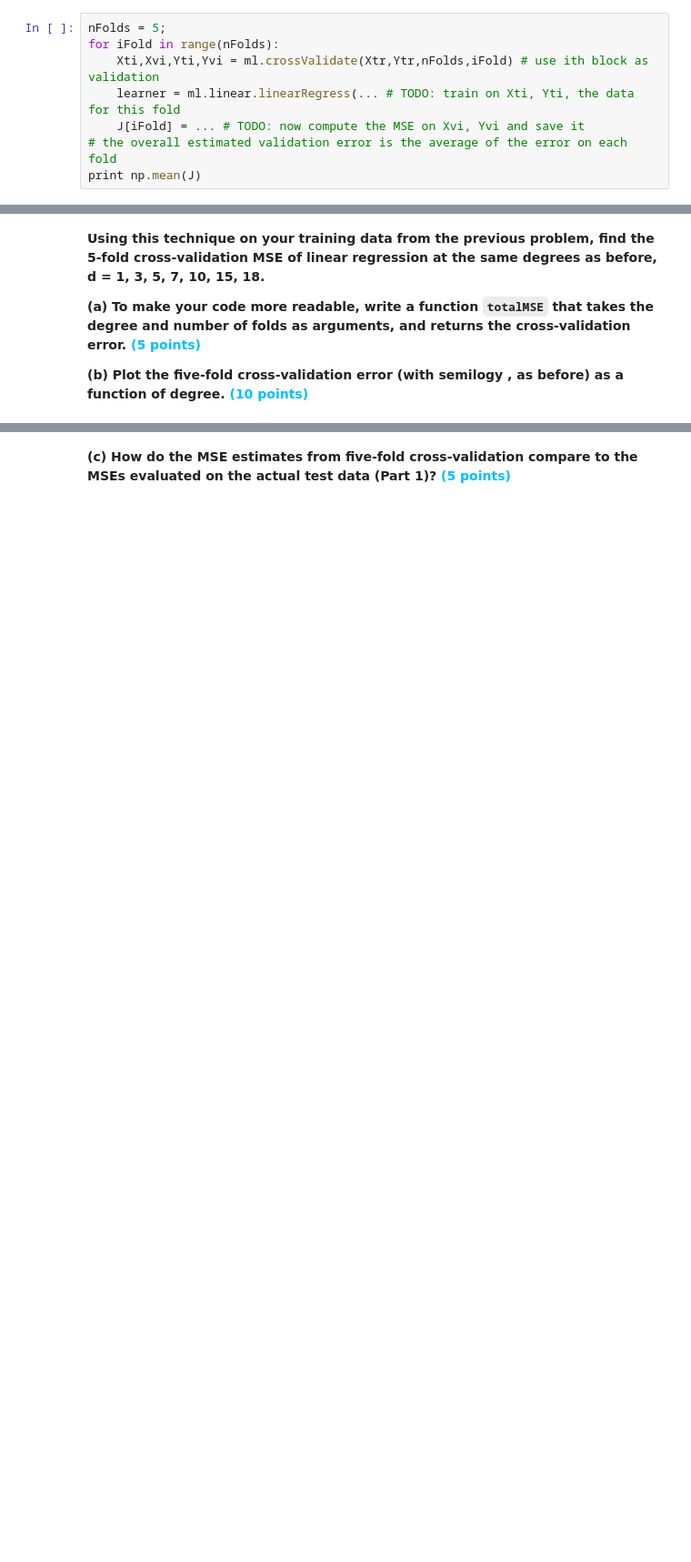
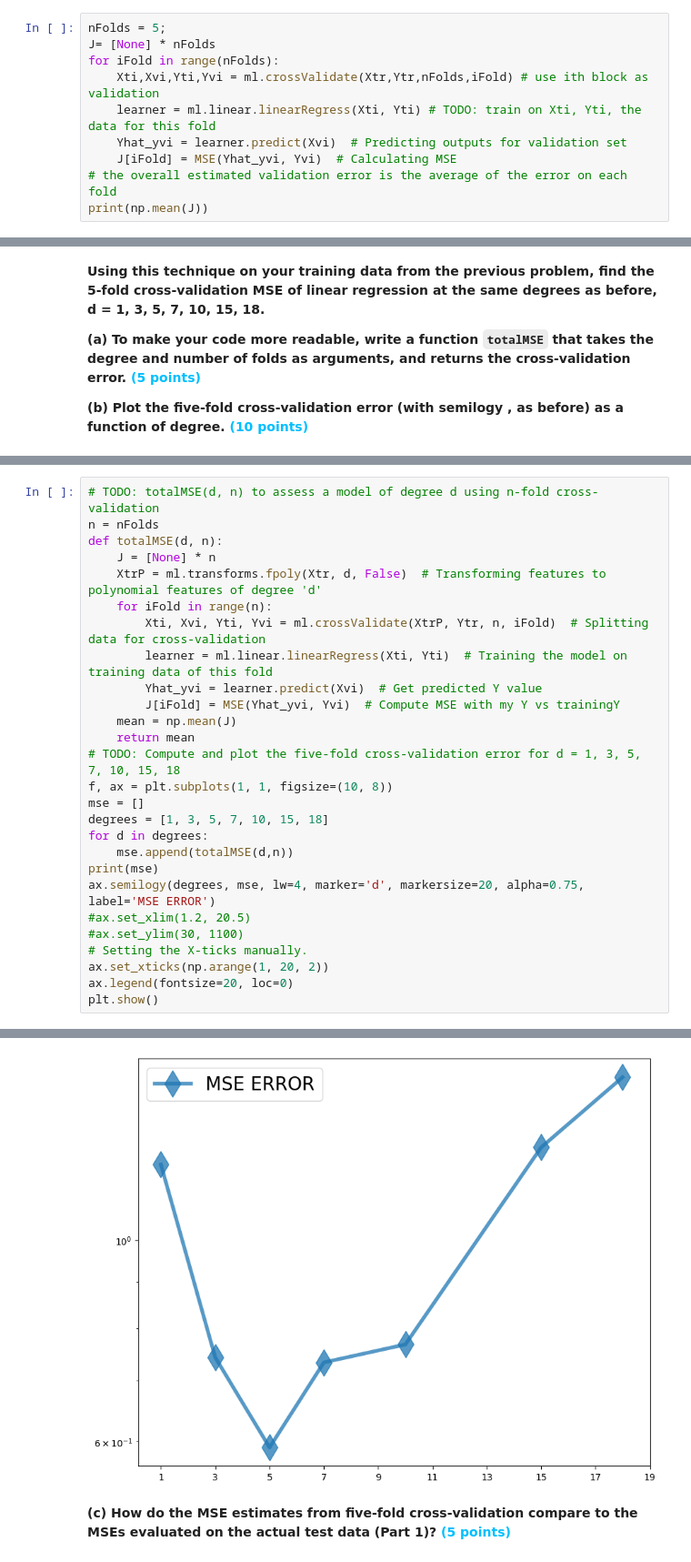
Before and after one commit to CS-490-Machine-Learning/homework-3-linear-regression-baileygallagher, a Jupyter notebook: HW3/HW03.ipynb, the cells around one changed output, grey strips where cells are left out. Shown at 91% size. Drawn from its saved outputs; the diff is of its cells as text; blank space fills up the shorter version.

```diff
--- a/HW3/HW03.ipynb
+++ b/HW3/HW03.ipynb
@@ -135,9 +216,11 @@ One option would be to further split `Xtrain` into training and validation datas
 “out-of-sample” (validation) performance by averaging them. You can do a 5-fold validation test, for example, by **(NOTE: this code is incomplete and won't run as is--you will be filling in the rest when you write your `totalMSE` function below.)**:
 # %%
 nFolds = 5;
+J= [None] * nFolds
 for iFold in range(nFolds):
     Xti,Xvi,Yti,Yvi = ml.crossValidate(Xtr,Ytr,nFolds,iFold) # use ith block as validation
-    learner = ml.linear.linearRegress(... # TODO: train on Xti, Yti, the data for this fold
-    J[iFold] = ... # TODO: now compute the MSE on Xvi, Yvi and save it
+    learner = ml.linear.linearRegress(Xti, Yti) # TODO: train on Xti, Yti, the data for this fold
+    Yhat_yvi = learner.predict(Xvi)  # Predicting outputs for validation set
+    J[iFold] = MSE(Yhat_yvi, Yvi)  # Calculating MSE
 # the overall estimated validation error is the average of the error on each fold
-print np.mean(J)
+print(np.mean(J))
@@ -155,0 +235,28 @@ print np.mean(J)
+# %%
+# TODO: totalMSE(d, n) to assess a model of degree d using n-fold cross-validation
+n = nFolds
+def totalMSE(d, n):
+    J = [None] * n
+    XtrP = ml.transforms.fpoly(Xtr, d, False)  # Transforming features to polynomial features of degree 'd'
+    for iFold in range(n):
+        Xti, Xvi, Yti, Yvi = ml.crossValidate(XtrP, Ytr, n, iFold)  # Splitting data for cross-validation
+        learner = ml.linear.linearRegress(Xti, Yti)  # Training the model on training data of this fold
+        Yhat_yvi = learner.predict(Xvi)  # Get predicted Y value
+        J[iFold] = MSE(Yhat_yvi, Yvi)  # Compute MSE with my Y vs trainingY
+    mean = np.mean(J)
+    return mean
+# TODO: Compute and plot the five-fold cross-validation error for d = 1, 3, 5, 7, 10, 15, 18
+f, ax = plt.subplots(1, 1, figsize=(10, 8))
+mse = []
+degrees = [1, 3, 5, 7, 10, 15, 18]
+for d in degrees:
+    mse.append(totalMSE(d,n))
+print(mse)
+ax.semilogy(degrees, mse, lw=4, marker='d', markersize=20, alpha=0.75, label='MSE ERROR')
+#ax.set_xlim(1.2, 20.5)
+#ax.set_ylim(30, 1100)
+# Setting the X-ticks manually.
+ax.set_xticks(np.arange(1, 20, 2))
+ax.legend(fontsize=20, loc=0)
+plt.show()
+# %% [output]
@@ -156,3 +264,4 @@ print np.mean(J)
+[figure, added]
 # %% [markdown]
 **(c) How do the MSE estimates from five-fold cross-validation compare to the MSEs evaluated on the actual test
 data (Part 1)? <span style="color: deepskyblue;">(5 points)</span>**
```
Also changed, not shown: parts of 22 cells of this notebook.
